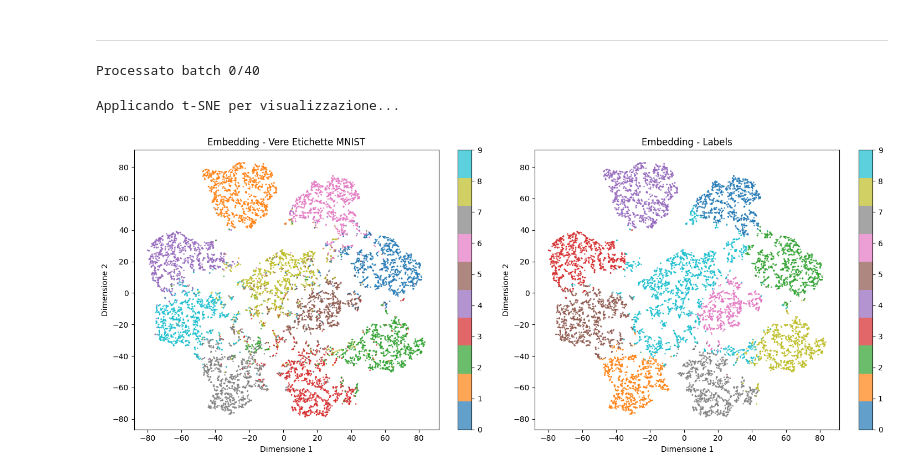
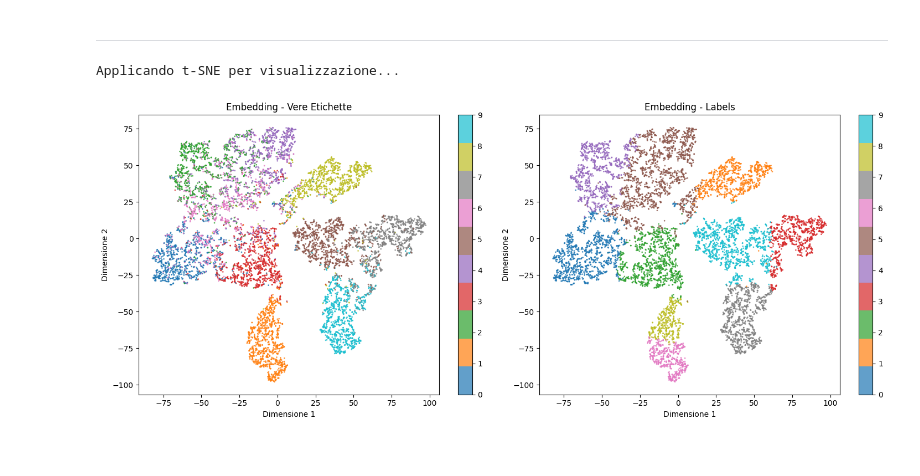
Before and after one commit to LorenzoTonet/Intro-to-Machine-Learning---Exam-Project, a Jupyter notebook: Triplet_models.ipynb, the cells around one changed output. Cells and saved outputs as stored; diff of their text form; code cells hidden in the pictures.

Commit message:
-- Lot of changes --  - removed recall at 16 and added R@2  - put training functions on dedicated file  - trying to work with KMNIST and FASHION MNIST

```diff
--- a/Triplet_models.ipynb
+++ b/Triplet_models.ipynb
@@ -109,9 +124,7 @@ Test Accuracy: 92.00%
 # %% [markdown]
 ---
 # %%
-embedding_set, labels = create_embedding_dataset(net, MNIST_data_loader())
+embedding_set, labels = create_embedding_dataset(net, FMNIST_data_loader())
-# %% [output]
-Processato batch 0/40
 # %%
 n_clusters = 10  # ad esempio per MNIST
 
@@ -124,9 +137,9 @@ clustering = SpectralClustering(
 
 cluster_labels = clustering.fit_predict(embedding_set)
 # %%
-visualize_embeddings(embeddings = embedding_set, embedding_size=64, true_labels=labels, cluster_labels = cluster_labels)
+visualize_embeddings(embeddings = embedding_set, embedding_size=64, true_labels=labels, cluster_labels = cluster_labels, perplexity=30)
 # %% [output]
 Applicando t-SNE per visualizzazione...
-[figure, old version]
+[figure, new version]
 # %%
 # salvataggio modello
```
Also changed, not shown: parts of 8 cells of this notebook, 20 other files.
